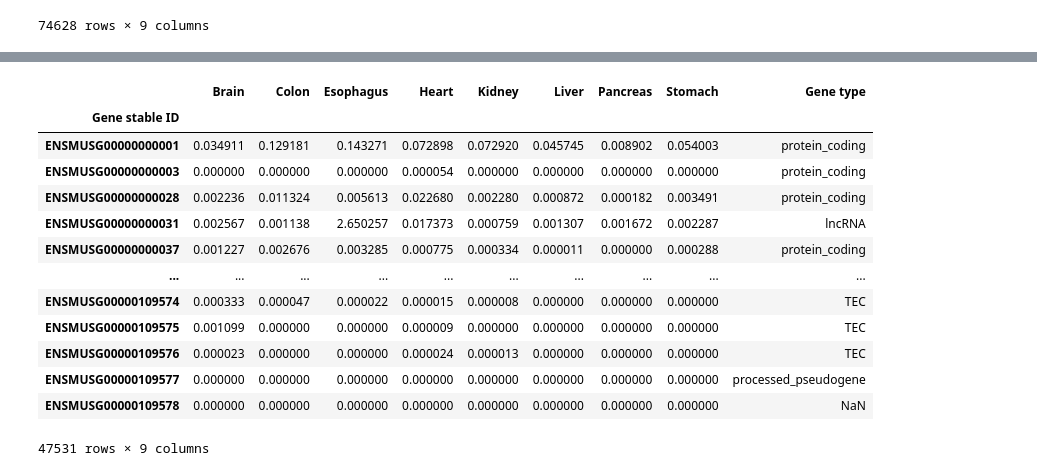
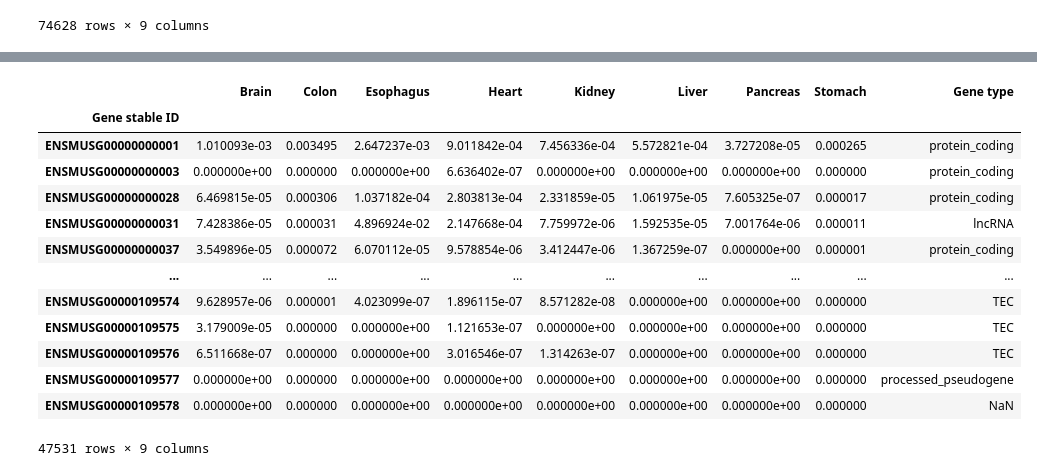
Before and after one commit to AndrewH72/Gene-Duplication, a Jupyter notebook: scripts/calculateScores.ipynb, the cells around one changed output, grey strips where cells are left out. Cells and saved outputs as stored; diff of their text form; code cells hidden in the pictures.

```diff
--- a/scripts/calculateScores.ipynb
+++ b/scripts/calculateScores.ipynb
@@ -182,22 +220,22 @@ gtexEPNormalized
 74628 rows × 9 columns
 # %%
-emtabEPNormalized = emtabEP.iloc[:, :-1].apply(lambda x: x / np.sqrt(x.sum()))
+emtabEPNormalized = emtabEP.iloc[:, :-1] / np.linalg.norm(emtabEP.iloc[:, :-1], axis=0)
 emtabEPNormalized["Gene type"] = emtabEP["Gene type"]
 emtabEPNormalized
 # %% [output]
 |  | Brain | Colon | Esophagus | Heart | Kidney | Liver | Pancreas | Stomach | Gene type |
 | Gene stable ID |  |  |  |  |  |  |  |  |  |
-| ENSMUSG00000000001 | 0.034911 | 0.129181 | 0.143271 | 0.072898 | 0.072920 | 0.045745 | 0.008902 | 0.054003 | protein_coding |
-| ENSMUSG00000000003 | 0.000000 | 0.000000 | 0.000000 | 0.000054 | 0.000000 | 0.000000 | 0.000000 | 0.000000 | protein_coding |
-| ENSMUSG00000000028 | 0.002236 | 0.011324 | 0.005613 | 0.022680 | 0.002280 | 0.000872 | 0.000182 | 0.003491 | protein_coding |
-| ENSMUSG00000000031 | 0.002567 | 0.001138 | 2.650257 | 0.017373 | 0.000759 | 0.001307 | 0.001672 | 0.002287 | lncRNA |
-| ENSMUSG00000000037 | 0.001227 | 0.002676 | 0.003285 | 0.000775 | 0.000334 | 0.000011 | 0.000000 | 0.000288 | protein_coding |
+| ENSMUSG00000000001 | 1.010093e-03 | 0.003495 | 2.647237e-03 | 9.011842e-04 | 7.456336e-04 | 5.572821e-04 | 3.727208e-05 | 0.000265 | protein_coding |
+| ENSMUSG00000000003 | 0.000000e+00 | 0.000000 | 0.000000e+00 | 6.636402e-07 | 0.000000e+00 | 0.000000e+00 | 0.000000e+00 | 0.000000 | protein_coding |
+| ENSMUSG00000000028 | 6.469815e-05 | 0.000306 | 1.037182e-04 | 2.803813e-04 | 2.331859e-05 | 1.061975e-05 | 7.605325e-07 | 0.000017 | protein_coding |
+| ENSMUSG00000000031 | 7.428386e-05 | 0.000031 | 4.896924e-02 | 2.147668e-04 | 7.759972e-06 | 1.592535e-05 | 7.001764e-06 | 0.000011 | lncRNA |
+| ENSMUSG00000000037 | 3.549896e-05 | 0.000072 | 6.070112e-05 | 9.578854e-06 | 3.412447e-06 | 1.367259e-07 | 0.000000e+00 | 0.000001 | protein_coding |
 | ... | ... | ... | ... | ... | ... | ... | ... | ... | ... |
-| ENSMUSG00000109574 | 0.000333 | 0.000047 | 0.000022 | 0.000015 | 0.000008 | 0.000000 | 0.000000 | 0.000000 | TEC |
-| ENSMUSG00000109575 | 0.001099 | 0.000000 | 0.000000 | 0.000009 | 0.000000 | 0.000000 | 0.000000 | 0.000000 | TEC |
-| ENSMUSG00000109576 | 0.000023 | 0.000000 | 0.000000 | 0.000024 | 0.000013 | 0.000000 | 0.000000 | 0.000000 | TEC |
-| ENSMUSG00000109577 | 0.000000 | 0.000000 | 0.000000 | 0.000000 | 0.000000 | 0.000000 | 0.000000 | 0.000000 | processed_pseudogene |
-| ENSMUSG00000109578 | 0.000000 | 0.000000 | 0.000000 | 0.000000 | 0.000000 | 0.000000 | 0.000000 | 0.000000 | NaN |
+| ENSMUSG00000109574 | 9.628957e-06 | 0.000001 | 4.023099e-07 | 1.896115e-07 | 8.571282e-08 | 0.000000e+00 | 0.000000e+00 | 0.000000 | TEC |
+| ENSMUSG00000109575 | 3.179009e-05 | 0.000000 | 0.000000e+00 | 1.121653e-07 | 0.000000e+00 | 0.000000e+00 | 0.000000e+00 | 0.000000 | TEC |
+| ENSMUSG00000109576 | 6.511668e-07 | 0.000000 | 0.000000e+00 | 3.016546e-07 | 1.314263e-07 | 0.000000e+00 | 0.000000e+00 | 0.000000 | TEC |
+| ENSMUSG00000109577 | 0.000000e+00 | 0.000000 | 0.000000e+00 | 0.000000e+00 | 0.000000e+00 | 0.000000e+00 | 0.000000e+00 | 0.000000 | processed_pseudogene |
+| ENSMUSG00000109578 | 0.000000e+00 | 0.000000 | 0.000000e+00 | 0.000000e+00 | 0.000000e+00 | 0.000000e+00 | 0.000000e+00 | 0.000000 | NaN |
 47531 rows × 9 columns
 # %%
 myEuclideanDistNormArr = []
```
Also changed, not shown: parts of 17 cells of this notebook, 8 other files.
